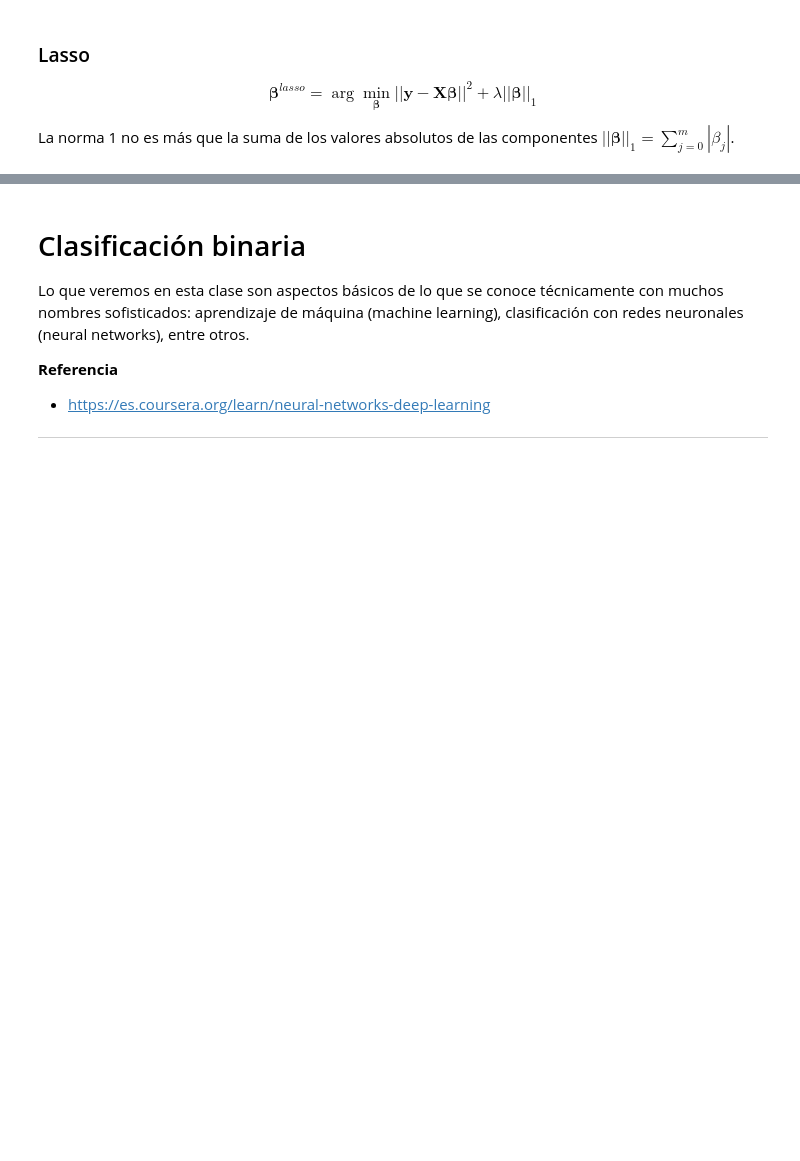
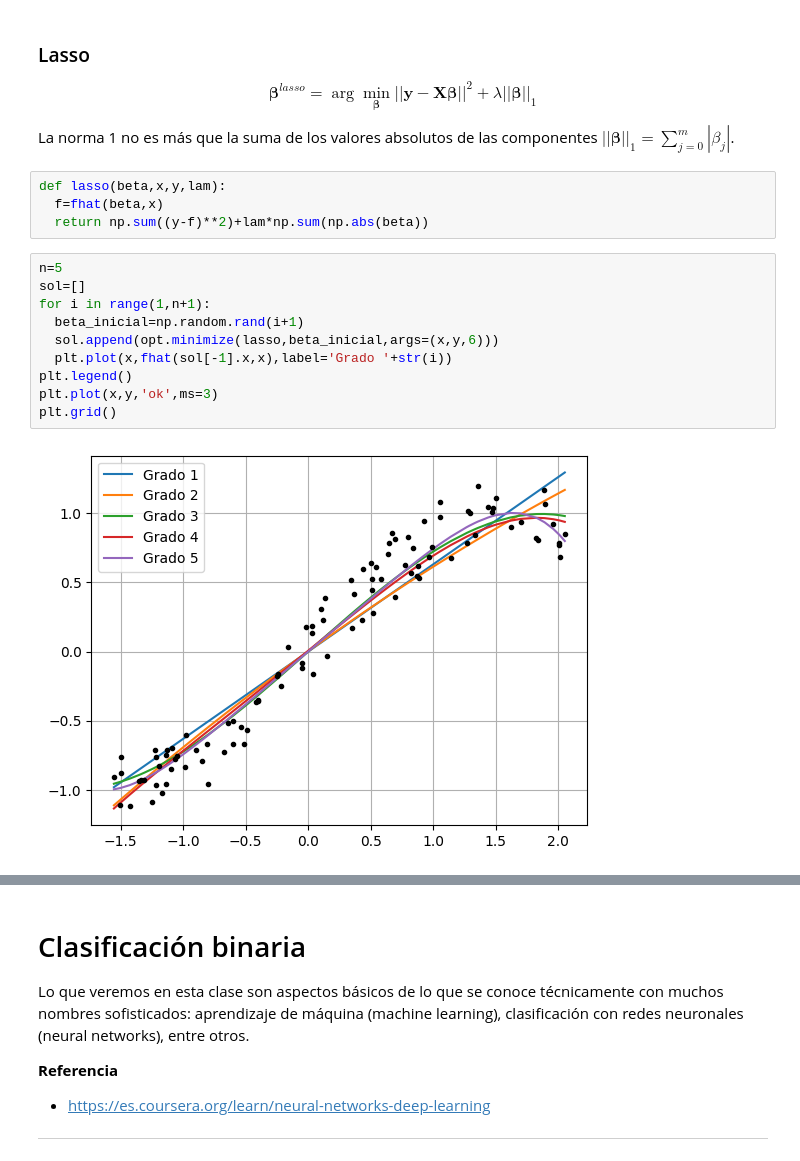
Before and after one commit to ArellanoMCarlos/SimMatO2025, a Jupyter notebook: Módulo 1 - Optimización/Minimize - Optimización cuadrática.ipynb, the cells around one changed output, grey strips where cells are left out. Cells and saved outputs as stored; diff of their text form; blank space fills up the shorter version.

```diff
--- a/Módulo 1 - Optimización/Minimize - Optimización cuadrática.ipynb
+++ b/Módulo 1 - Optimización/Minimize - Optimización cuadrática.ipynb
@@ -188,3 +257,19 @@ $$\boldsymbol{\beta}^{ridge} = \arg \min_{\boldsymbol{\beta}} \left|\left|\bolds
 $$\boldsymbol{\beta}^{lasso} = \arg \min_{\boldsymbol{\beta}} \left|\left|\boldsymbol{y}-\boldsymbol{X}\boldsymbol{\beta}\right|\right|^2 + \lambda\left|\left|\boldsymbol{\beta}\right|\right|_1$$
 
 La norma 1 no es más que la suma de los valores absolutos de las componentes $\left|\left|\boldsymbol{\beta}\right|\right|_1=\sum_{j=0}^m\left|\beta_j\right|$.
+# %%
+def lasso(beta,x,y,lam):
+  f=fhat(beta,x)
+  return np.sum((y-f)**2)+lam*np.sum(np.abs(beta))
+# %%
+n=5
+sol=[]
+for i in range(1,n+1):
+  beta_inicial=np.random.rand(i+1)
+  sol.append(opt.minimize(lasso,beta_inicial,args=(x,y,6)))
+  plt.plot(x,fhat(sol[-1].x,x),label='Grado '+str(i))
+plt.legend()
+plt.plot(x,y,'ok',ms=3)
+plt.grid()
+# %% [output]
+[figure, added]
```
Also changed, not shown: parts of 20 cells of this notebook, 1 other file.
